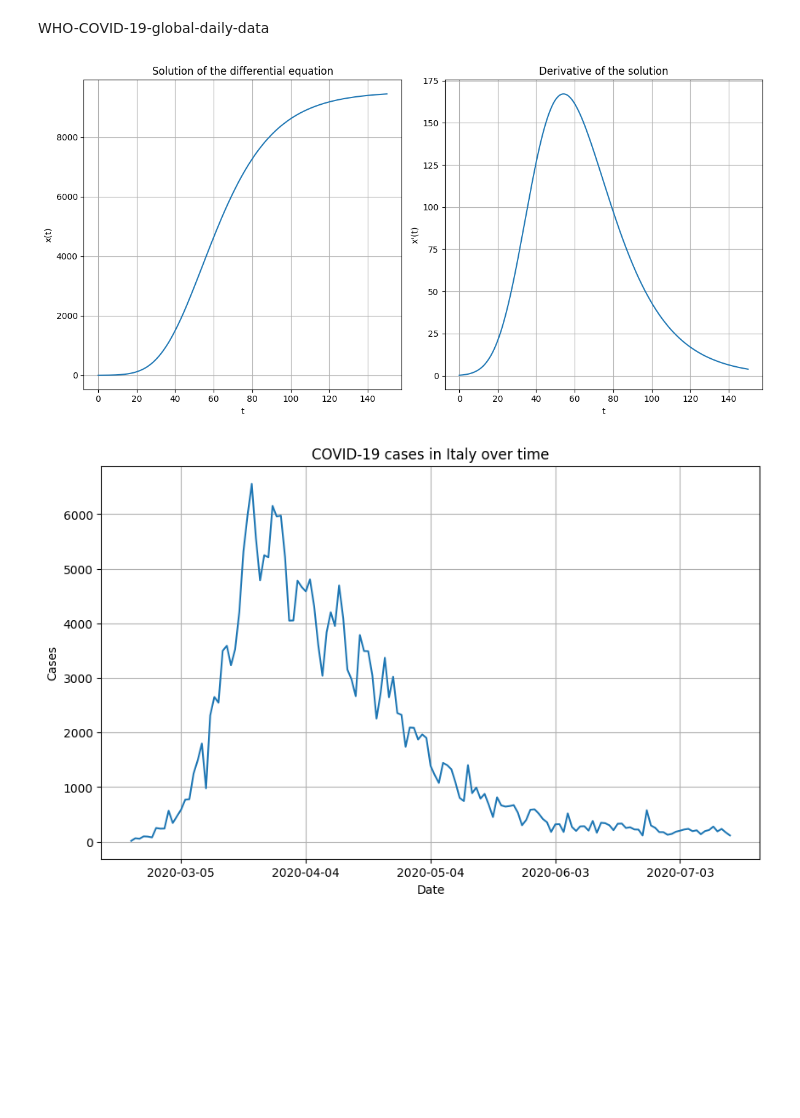
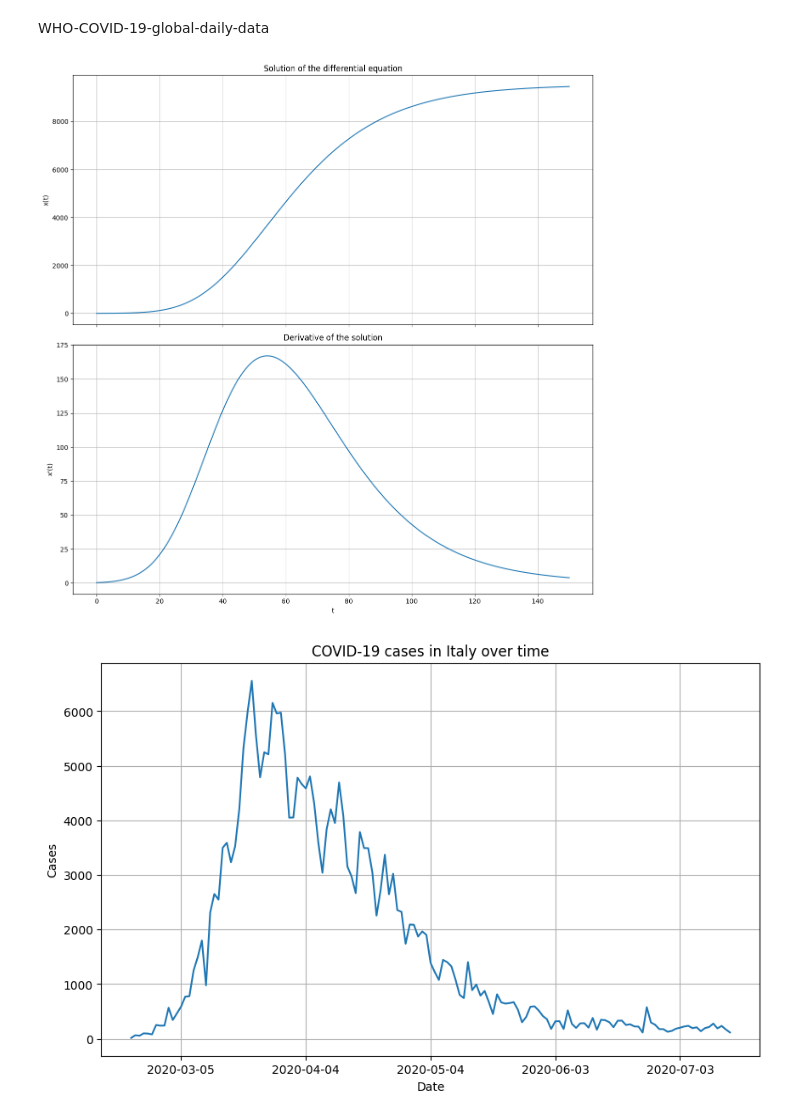
Before and after one commit to Naarsk/Economics, a Jupyter notebook: Econometrics/Coronavirus/coronav.ipynb, the cells around one changed output. Saved outputs shown, nothing was run; the diff lists cells and outputs as text; code cells hidden in the pictures; blank space fills up the shorter version.

```diff
--- a/Econometrics/Coronavirus/coronav.ipynb
+++ b/Econometrics/Coronavirus/coronav.ipynb
@@ -5,49 +5,50 @@ import numpy as np
 from scipy.integrate import odeint
 import matplotlib.pyplot as plt
 
 # define the model
 def model(x, t, a, b, c):
     dxdt = a * x - b * x ** (1 + c)
     return dxdt
 
 # parameters
 a = 0.5
 b = 0.2
 c = 0.1
 
 # initial condition
 x0 = 1.0
 
 # time points
 t = np.linspace(0, 150, 1000)
 
 # solve ODE
 x = odeint(model, x0, t, args=(a, b, c))
 
 # compute derivative of solution
 dxdt = a * x - b * x ** (1 + c)
 
-# plot results
-plt.figure(figsize=(12, 6))
+# create two subplots that share the same x-axis
+fig, axs = plt.subplots(2, 1, figsize=(12, 12), sharex=True)
 
-plt.subplot(1, 2, 1)
-plt.plot(t, x)
-plt.xlabel('t')
-plt.ylabel('x(t)')
-plt.title('Solution of the differential equation')
-plt.grid()
+# plot the solution on the first subplot
+axs[0].plot(t, x)
+axs[0].set_ylabel('x(t)')
+axs[0].set_title('Solution of the differential equation')
+axs[0].grid()
 
-plt.subplot(1, 2, 2)
-plt.plot(t, dxdt)
-plt.xlabel('t')
-plt.ylabel("x'(t)")
-plt.title("Derivative of the solution")
-plt.grid()
+# plot the derivative on the second subplot
+axs[1].plot(t, dxdt)
+axs[1].set_xlabel('t')
+axs[1].set_ylabel("x'(t)")
+axs[1].set_title("Derivative of the solution")
+axs[1].grid()
 
-plt.tight_layout()
+# layout so plots do not overlap
+fig.tight_layout()
+
 plt.show()
 # %% [output]
-[figure, old version]
+[figure, new version]
 # %%
 import pandas as pd
 
```
